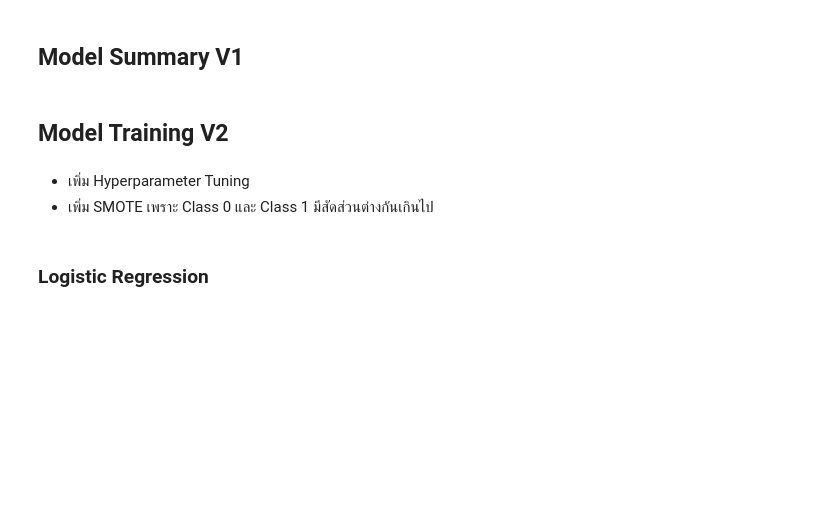
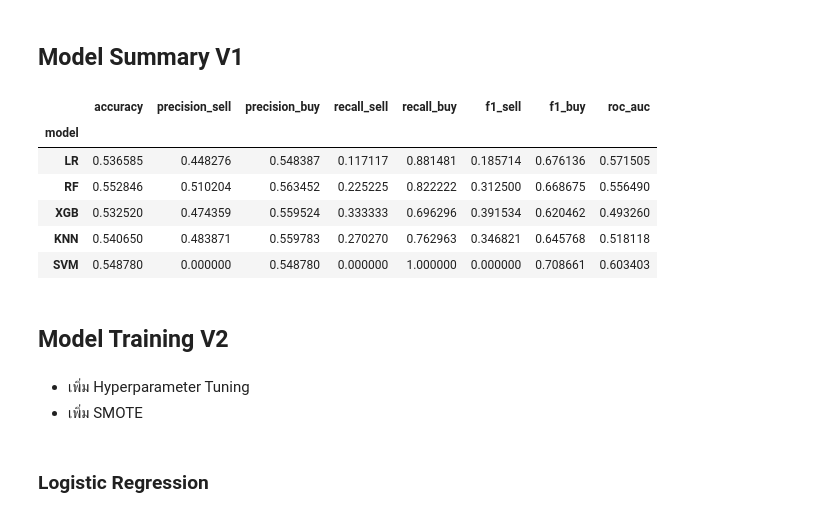
Before and after one commit to BadLuckZ/Project-Trading-101, a Jupyter notebook: main.ipynb, the cells around one changed output. Saved outputs shown, nothing was run; the diff lists cells and outputs as text; code cells hidden in the pictures; blank space fills up the shorter version.

```diff
--- a/main.ipynb
+++ b/main.ipynb
@@ -585,14 +949,14 @@ def rf_model_v1(df):
     model.fit(X_train, y_train)
 
     # 3. Scoring
-    rf_evaluation = model_evaluation(model, X_train, X_test, y_train, y_test)
+    rf_evaluation = model_evaluation(model, features, target, X_test, y_test)
     return rf_evaluation, model
 # %% [markdown]
 ### XGBoost
 # %%
 def xgb_model_v1(df):
     X = df[features]
-    y = df[target]
+    y = df[target].map({-1: 0, 1: 1})
 
     # 1. Feature Scaling
     scaler = StandardScaler()
@@ -602,11 +966,12 @@ def xgb_model_v1(df):
     X_train, X_test, y_train, y_test = train_test_split(X_scaled, y,
                                                         test_size=test_size, shuffle=False,
                                                         random_state=random_state)
+
     model = XGBClassifier(random_state=random_state)
     model.fit(X_train, y_train)
 
     # 3. Scoring
-    xgb_evaluation = model_evaluation(model, X_train, X_test, y_train, y_test)
+    xgb_evaluation = model_evaluation(model, features, target, X_test, y_test)
     return xgb_evaluation, model
 # %% [markdown]
 ### K-Nearest Neighbors
@@ -627,7 +992,7 @@ def knn_model_v1(df):
     model.fit(X_train, y_train)
 
     # 3. Scoring
-    knn_evaluation = model_evaluation(model, X_train, X_test, y_train, y_test)
+    knn_evaluation = model_evaluation(model, features, target, X_test, y_test)
     return knn_evaluation, model
 # %% [markdown]
 ### Support Vector Machine
@@ -647,25 +1012,33 @@ def svm_model_v1(df):
     model.fit(X_train, y_train)
 
     # 3. Scoring
-    svm_evaluation = model_evaluation(model, X_train, X_test, y_train, y_test)
+    svm_evaluation = model_evaluation(model, features, target, X_test, y_test)
     return svm_evaluation, model
 # %% [markdown]
 ## Model Summary V1
 # %%
 lr_evaluation, lr_model = lr_model_v1(ind_train_df)
 rf_evaluation, rf_model = rf_model_v1(ind_train_df)
 xgb_evaluation, xgb_model = xgb_model_v1(ind_train_df)
 knn_evaluation, knn_model = knn_model_v1(ind_train_df)
 svm_evaluation, svm_model = svm_model_v1(ind_train_df)
 
-results_df_v1 = show_model_results(lr_evaluation, rf_evaluation, xgb_evaluation,
-                                   knn_evaluation, svm_evaluation)
+results_df_v1, result_features_v1 = show_model_results(lr_evaluation, rf_evaluation, xgb_evaluation,
+                                                       knn_evaluation, svm_evaluation)
 
 results_df_v1
+# %% [output]
+|  | accuracy | precision_sell | precision_buy | recall_sell | recall_buy | f1_sell | f1_buy | roc_auc |
+| model |  |  |  |  |  |  |  |  |
+| LR | 0.536585 | 0.448276 | 0.548387 | 0.117117 | 0.881481 | 0.185714 | 0.676136 | 0.571505 |
+| RF | 0.552846 | 0.510204 | 0.563452 | 0.225225 | 0.822222 | 0.312500 | 0.668675 | 0.556490 |
+| XGB | 0.532520 | 0.474359 | 0.559524 | 0.333333 | 0.696296 | 0.391534 | 0.620462 | 0.493260 |
+| KNN | 0.540650 | 0.483871 | 0.559783 | 0.270270 | 0.762963 | 0.346821 | 0.645768 | 0.518118 |
+| SVM | 0.548780 | 0.000000 | 0.548780 | 0.000000 | 1.000000 | 0.000000 | 0.708661 | 0.603403 |
 # %% [markdown]
 ## Model Training V2
 # %% [markdown]
 - เพิ่ม Hyperparameter Tuning
-- เพิ่ม SMOTE เพราะ Class 0 และ Class 1 มีสัดส่วนต่างกันเกินไป
+- เพิ่ม SMOTE
 # %%
 from collections import Counter
```
Also changed, not shown: parts of 63 cells of this notebook.
